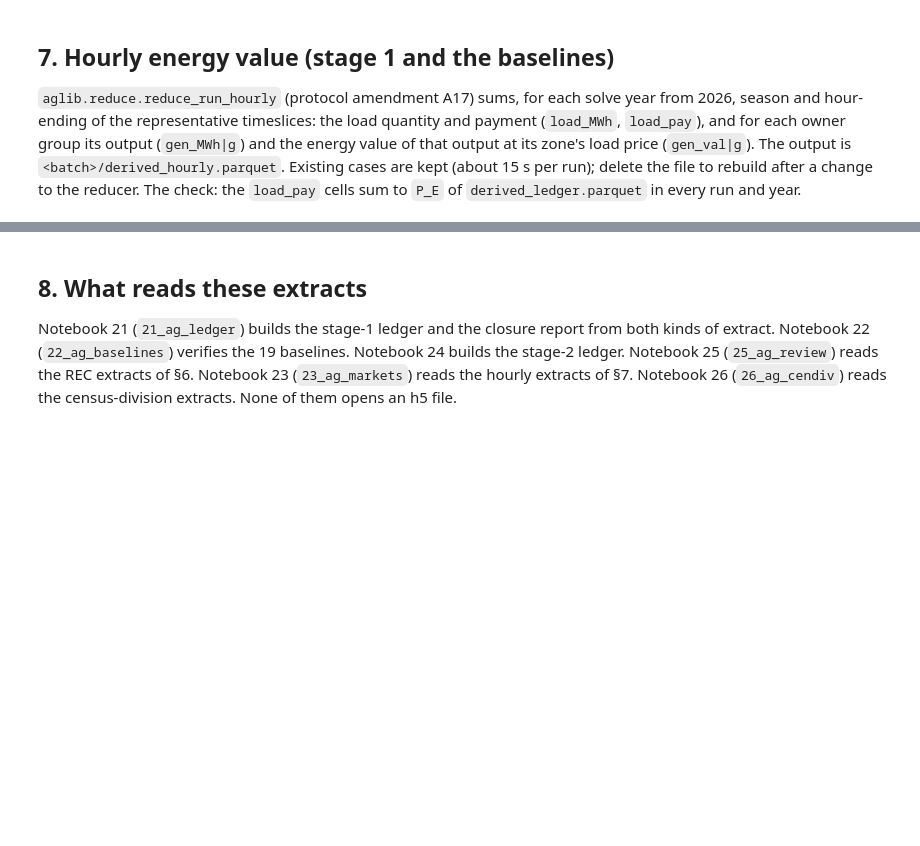
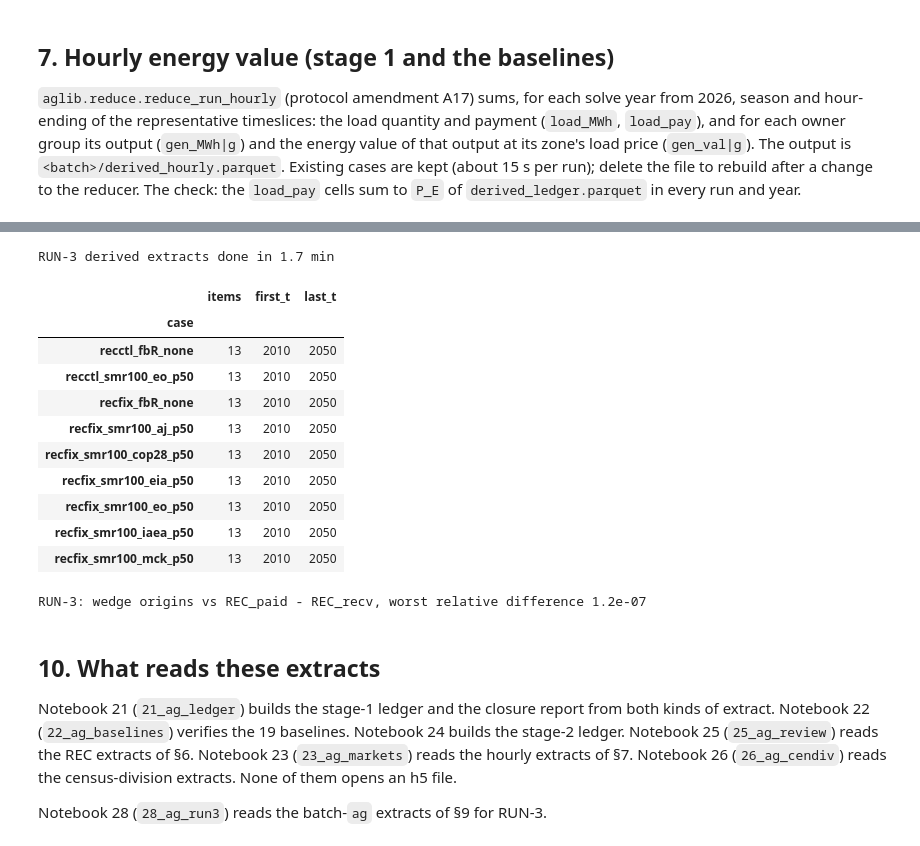
Before and after one commit to Ethan-s-PhD/ReEDS-nuclear-learning, a Jupyter notebook: z-ethan/notebooks/20_ag_extract.ipynb, the cells around one changed output, grey strips where cells are left out. Cells and saved outputs as stored; diff of their text form; code cells hidden in the pictures; blank space fills up the shorter version.

```diff
--- a/z-ethan/notebooks/20_ag_extract.ipynb
+++ b/z-ethan/notebooks/20_ag_extract.ipynb
@@ -468,7 +518,44 @@ hourly extracts done in 7.6 min
+# %%
+RUN3 = [c for c in AG_RETURNED if c.startswith(("recfix_", "recctl_"))]
+assert len(RUN3) == 9
+t0 = time.time()
+with with_archive(NEW_ARCHIVE):
+    agr.reduce_cases("ag", RUN3, out=EXTRACTS_AG, verbose=False, skip_existing=True)
+    agr.reduce_cases("ag", RUN3, out=EXTRACTS_AG, verbose=False, fn=agr.reduce_run_recs, fname="derived_recs.parquet")
+print(f"RUN-3 derived extracts done in {(time.time() - t0) / 60:.1f} min")
+der = pd.read_parquet(EXTRACTS_AG / "ag" / "derived_ledger.parquet")
+der = der[der["case"].isin(RUN3)]
+chk = der.groupby("case").agg(items=("item", "nunique"), first_t=("t", "min"), last_t=("t", "max"))
+display(chk)
+assert set(chk.index) == set(RUN3) and (chk["last_t"] == 2050).all()
+rc = pd.read_parquet(EXTRACTS_AG / "ag" / "derived_recs.parquet")
+rc = rc[rc["case"].isin(RUN3) & rc["item"].str.startswith("wedge|")].groupby(["case", "t"])["Value"].sum()
+pv_ = der.pivot_table(index=["case", "t"], columns="item", values="Value")
+ref = pv_["REC_paid"] - pv_["REC_recv"]
+a, n = rc.align(ref, join="outer", fill_value=0.0)
+worst_ag = float(((a - n).abs() / n.abs().groupby(level="case").transform("max").clip(lower=1.0)).max())
+print(f"RUN-3: wedge origins vs REC_paid - REC_recv, worst relative difference {worst_ag:.1e}")
+assert worst_ag < 1e-6
+# %% [output]
+RUN-3 derived extracts done in 1.7 min
+|  | items | first_t | last_t |
+| case |  |  |  |
+| recctl_fbR_none | 13 | 2010 | 2050 |
+| recctl_smr100_eo_p50 | 13 | 2010 | 2050 |
+| recfix_fbR_none | 13 | 2010 | 2050 |
+| recfix_smr100_aj_p50 | 13 | 2010 | 2050 |
+| recfix_smr100_cop28_p50 | 13 | 2010 | 2050 |
+| recfix_smr100_eia_p50 | 13 | 2010 | 2050 |
+| recfix_smr100_eo_p50 | 13 | 2010 | 2050 |
+| recfix_smr100_iaea_p50 | 13 | 2010 | 2050 |
+| recfix_smr100_mck_p50 | 13 | 2010 | 2050 |
+RUN-3: wedge origins vs REC_paid - REC_recv, worst relative difference 1.2e-07
 # %% [markdown]
-## 8. What reads these extracts
+## 10. What reads these extracts
 
 Notebook 21 (`21_ag_ledger`) builds the stage-1 ledger and the closure report from both kinds of
 extract. Notebook 22 (`22_ag_baselines`) verifies the 19 baselines. Notebook 24 builds the stage-2
 ledger. Notebook 25 (`25_ag_review`) reads the REC extracts of §6. Notebook 23 (`23_ag_markets`) reads the hourly extracts of §7. Notebook 26 (`26_ag_cendiv`) reads
 the census-division extracts. None of them opens an h5 file.
+
+Notebook 28 (`28_ag_run3`) reads the batch-`ag` extracts of §9 for RUN-3.
```
Also changed, not shown: parts of 4 cells of this notebook, 18 other files.
